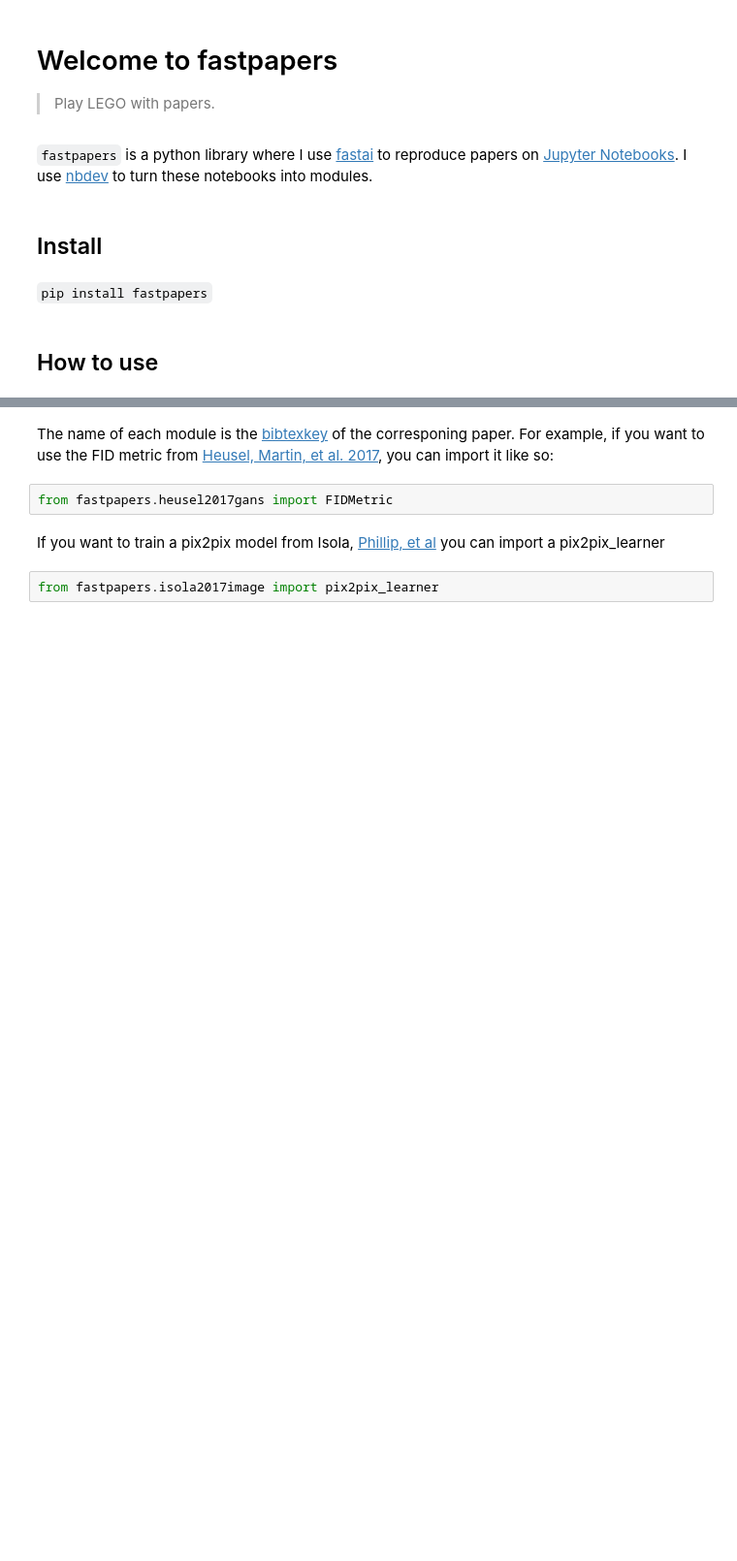
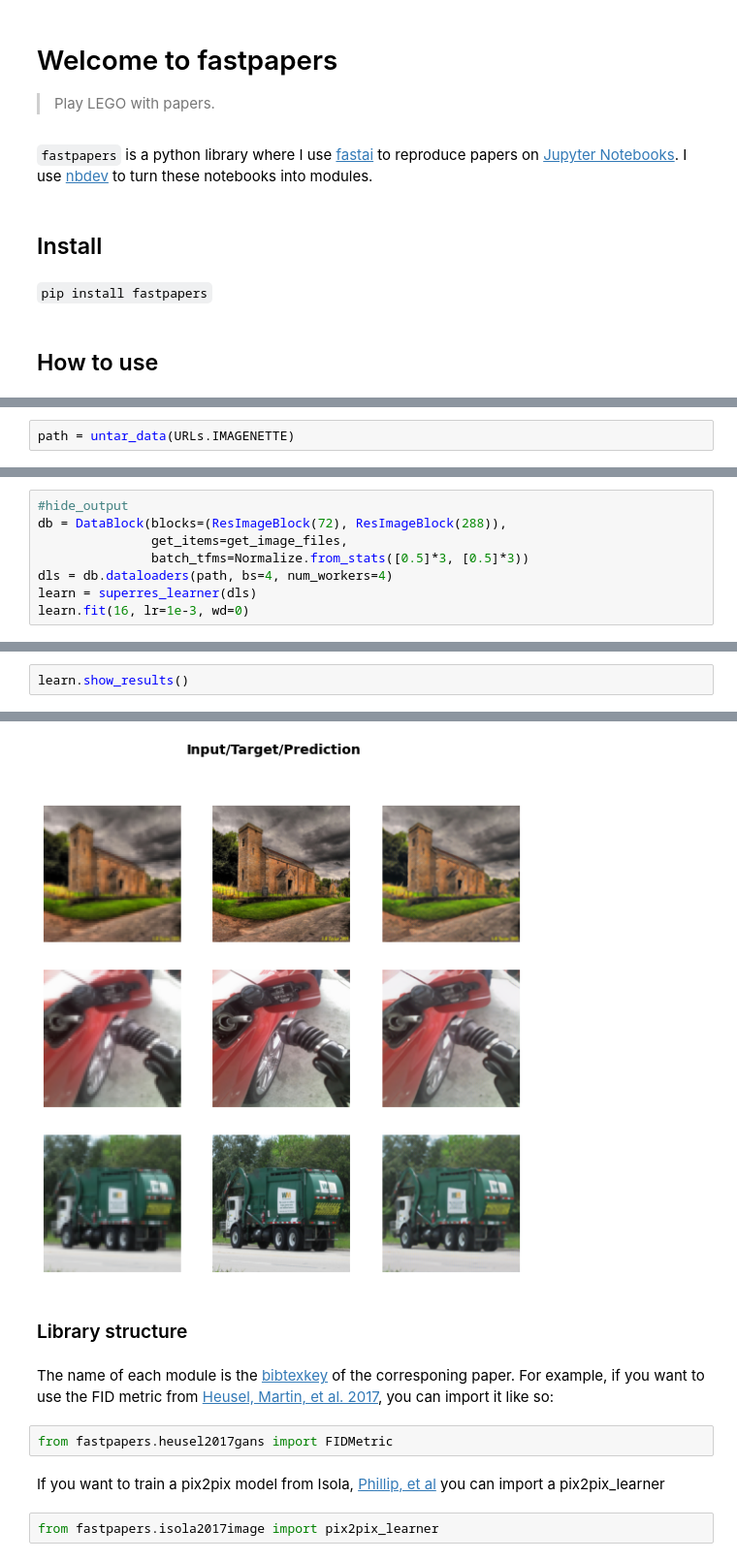
Before and after one commit to ababino/fastpapers, a Jupyter notebook: index.ipynb, the cells around one changed output, grey strips where cells are left out. Shown at 97% size. Drawn from its saved outputs; the diff is of its cells as text; blank space fills up the shorter version.

```diff
--- a/index.ipynb
+++ b/index.ipynb
@@ -24,0 +55,2 @@ from fastpapers import *
+# %%
+path = untar_data(URLs.IMAGENETTE)
@@ -24,0 +59,8 @@ from fastpapers import *
+# %%
+#hide_output
+db = DataBlock(blocks=(ResImageBlock(72), ResImageBlock(288)),
+               get_items=get_image_files,
+               batch_tfms=Normalize.from_stats([0.5]*3, [0.5]*3))
+dls = db.dataloaders(path, bs=4, num_workers=4)
+learn = superres_learner(dls)
+learn.fit(16, lr=1e-3, wd=0)
@@ -24,0 +85,3 @@ from fastpapers import *
+# %%
+learn.show_results()
+# %% [output]
@@ -25,3 +89,6 @@ from fastpapers import *
+[figure, added]
+# %% [markdown]
+### Library structure
 # %% [markdown]
 The name of each module is the [bibtexkey](https://en.wikipedia.org/wiki/BibTeX#Field_types) of the corresponing paper.
 For example, if you want to use the FID metric from [Heusel, Martin, et al. 2017](http://papers.nips.cc/paper/7240-gans-trained-by-a-two-t), you can import it like so:
```
Also changed, not shown: parts of 15 cells of this notebook, 8 other files.
